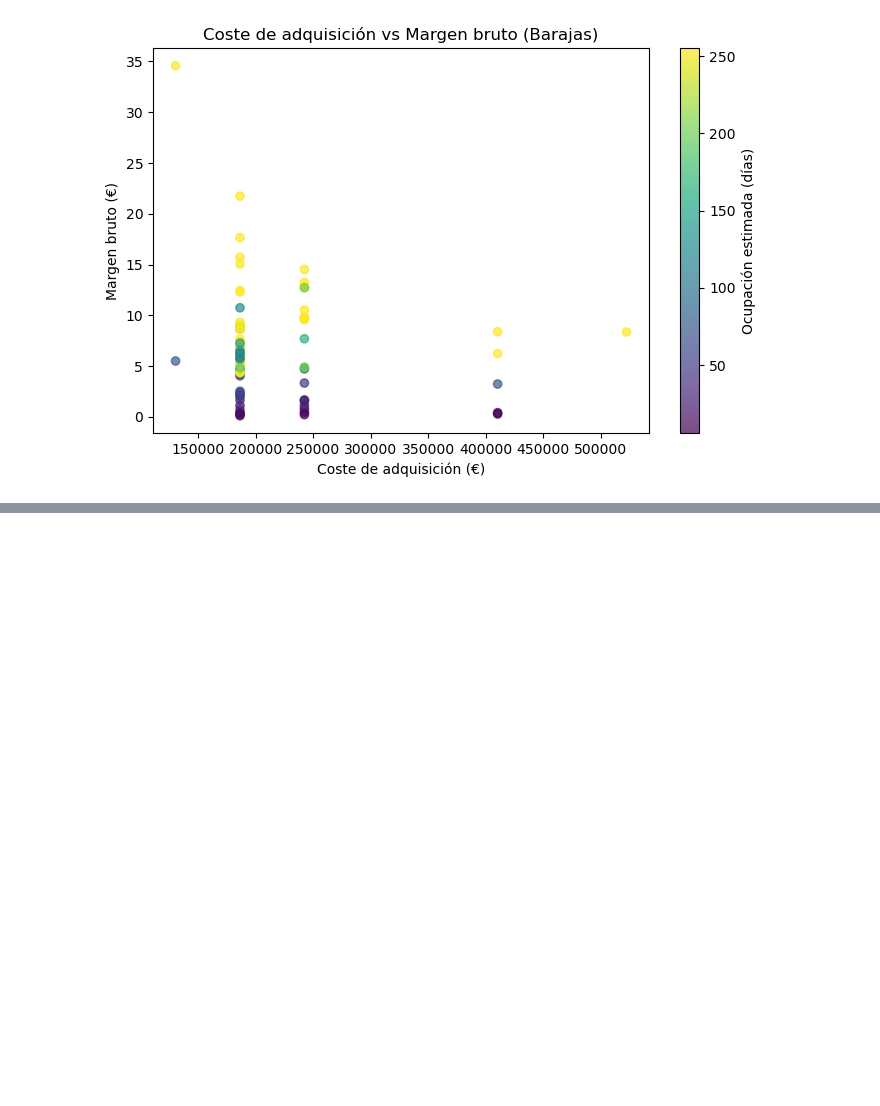
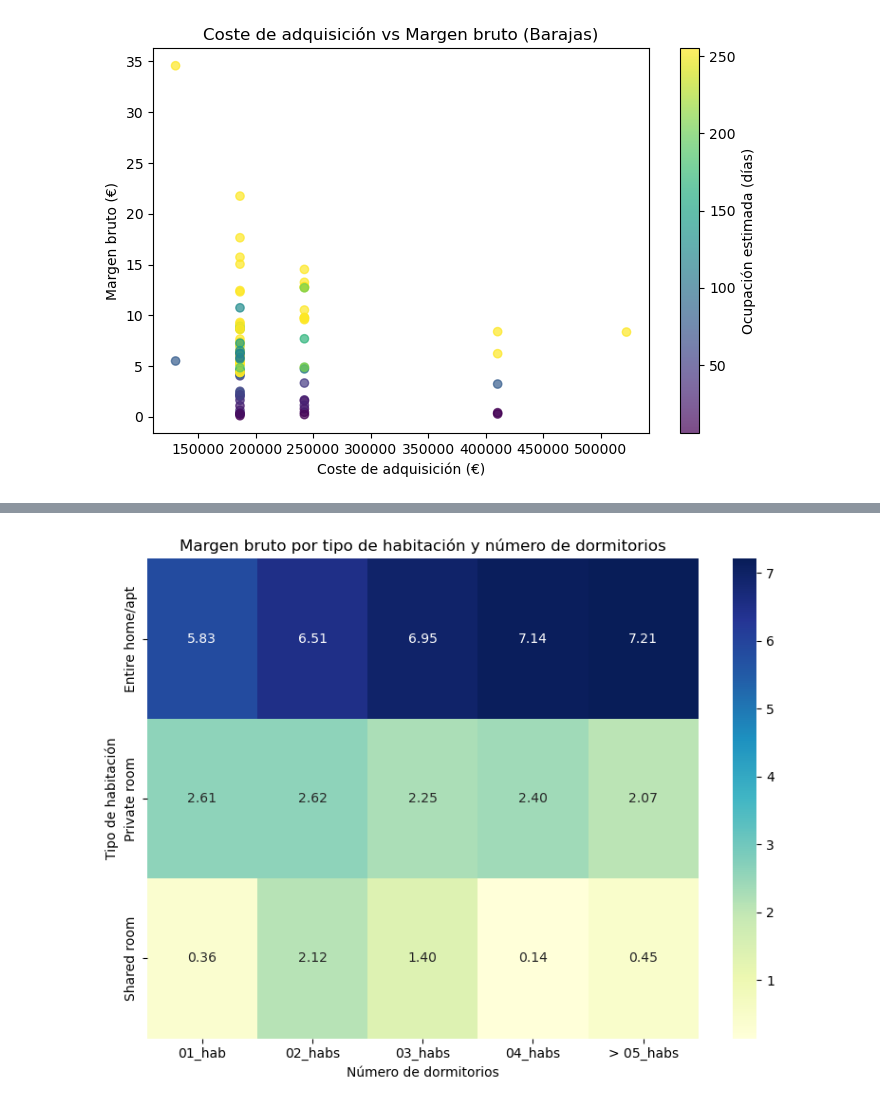
Before and after one commit to PabloHVega/Analisis-Inmobiliario, a Jupyter notebook: notebooks/03_Analisis.ipynb, the cells around one changed output, grey strips where cells are left out. Saved outputs shown, nothing was run; the diff lists cells and outputs as text; code cells hidden in the pictures; blank space fills up the shorter version.

```diff
--- a/notebooks/03_Analisis.ipynb
+++ b/notebooks/03_Analisis.ipynb
@@ -498,0 +554,12 @@ plt.show()
+# %%
+# crea un heatmap con el margen_bruto por room_type y bedrooms_disc
+pivot = df_seleccionados.pivot_table(index='room_type', columns='bedrooms_disc', values='margen_bruto', aggfunc='median')
+plt.figure(figsize=(8, 6))
+sns.heatmap(pivot, annot=True, fmt=".2f", cmap='YlGnBu')
+plt.title('Margen bruto por tipo de habitación y número de dormitorios')
+plt.xlabel('Número de dormitorios')
+plt.ylabel('Tipo de habitación')
+plt.tight_layout()
+plt.show()
+# %% [output]
+[figure, added]
```
Also changed, not shown: parts of 9 cells of this notebook, 3 other files.
